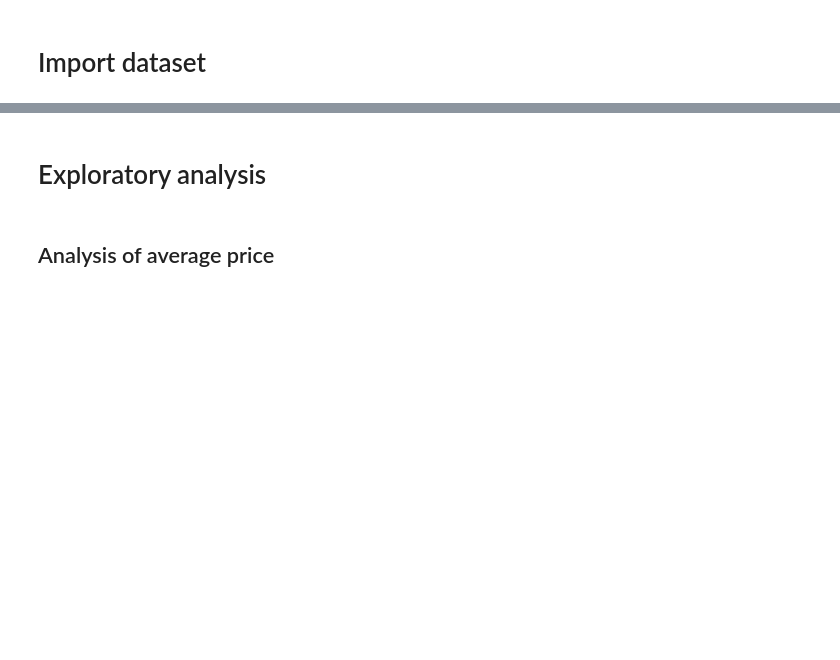
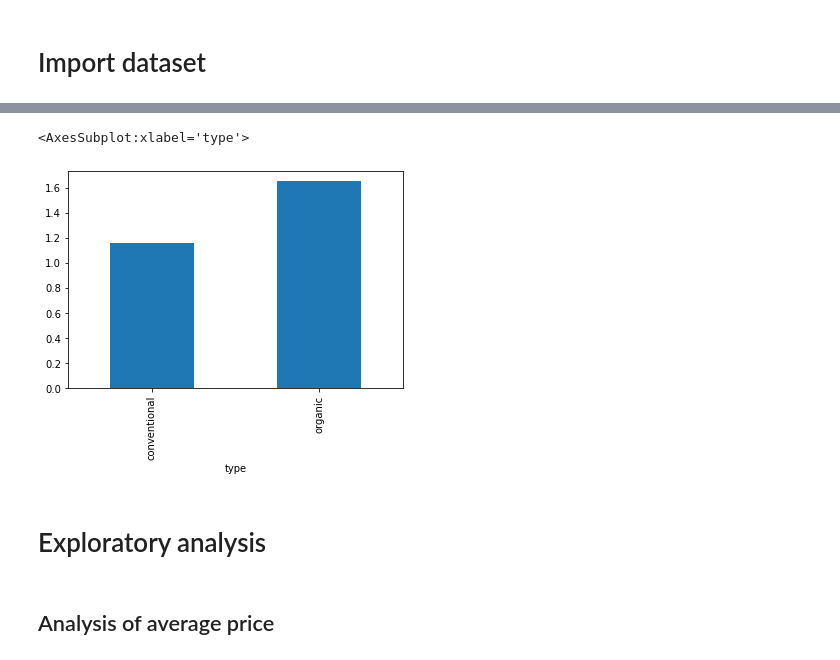
Before and after one commit to xuangao6/Avocado-Price-Regression-MachineLearning, a Jupyter notebook: xuan_avocado_price.ipynb, the cells around one changed output, grey strips where cells are left out. Drawn from its saved outputs; the diff is of its cells as text; code cells hidden in the pictures; blank space fills up the shorter version.

```diff
--- a/xuan_avocado_price.ipynb
+++ b/xuan_avocado_price.ipynb
@@ -30,3 +55,8 @@ dataset.head()
+# %%
+df.groupby([df['type']])['AveragePrice'].mean().plot.bar()
+# %% [output]
+<AxesSubplot:xlabel='type'>
+[figure, added]
 # %% [markdown]
 # Exploratory analysis
 # %% [markdown]
```
Also changed, not shown: parts of 32 cells of this notebook.
